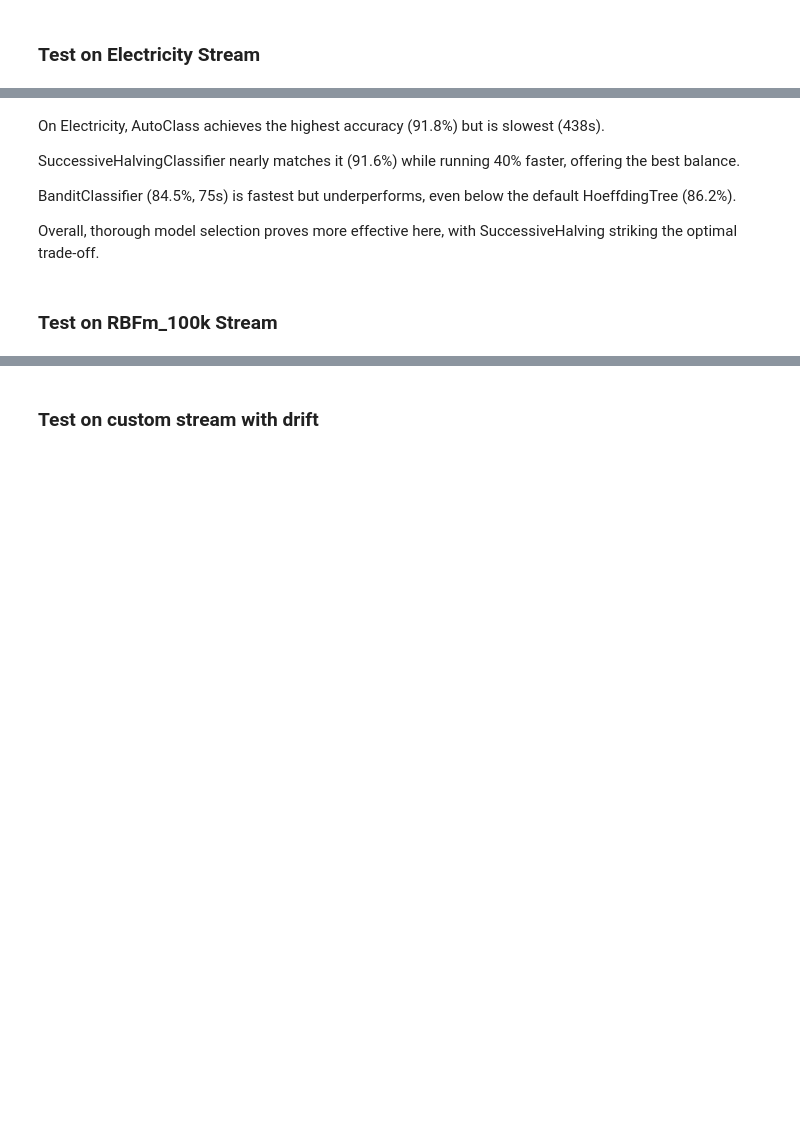
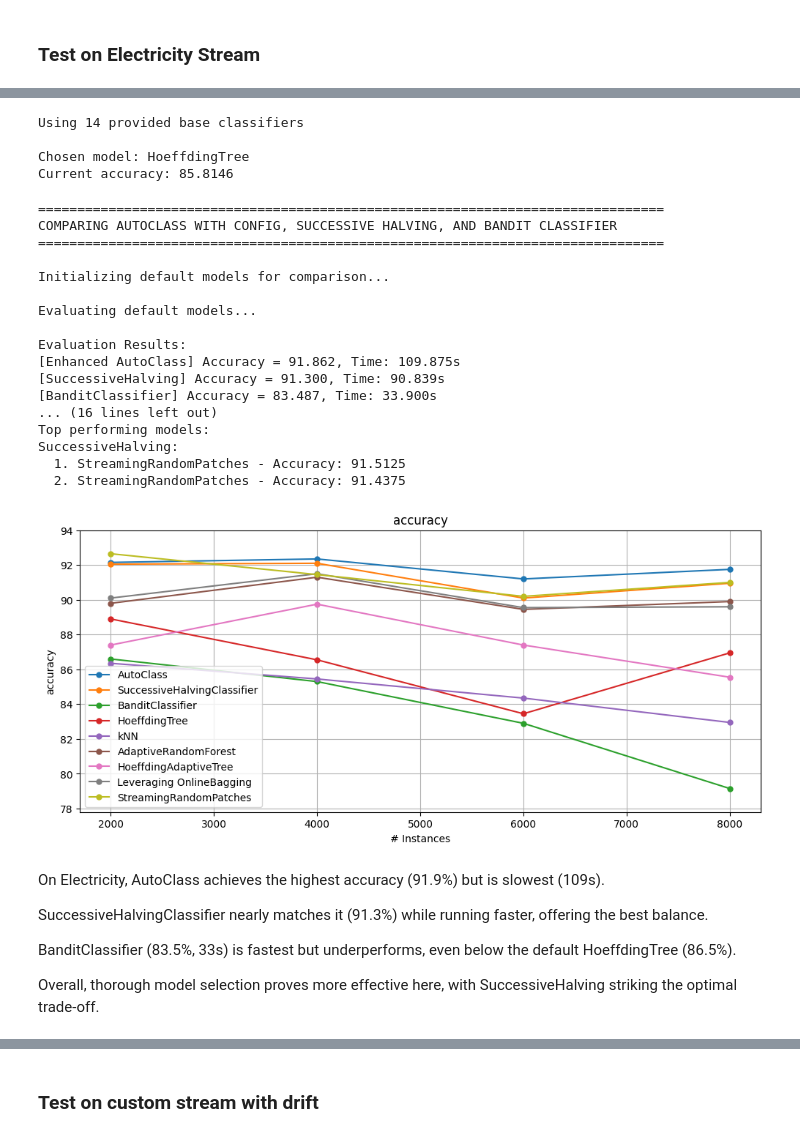
Before and after one commit to adaptive-machine-learning/CapyMOA, a Jupyter notebook: notebooks/09_automl.ipynb, the cells around one changed output, grey strips where cells are left out. Drawn from its saved outputs; the diff is of its cells as text; code cells hidden in the pictures; blank space fills up the shorter version.

```diff
--- a/notebooks/09_automl.ipynb
+++ b/notebooks/09_automl.ipynb
@@ -512,7 +691,6 @@ def test_autoclass_vs_successive_halving(stream, max_instances=20000, window_siz
 ### Test on Electricity Stream
 # %%
 stream = Electricity()
-max_instances = 15000
+max_instances = 8000
 window_size = 2000
-budget=max_instances
-test_autoclass_vs_successive_halving(stream, window_size=window_size, max_instances=max_instances, budget=budget, bandit_eps=0.3)
+budget = max_instances
@@ -537,0 +697,6 @@ SuccessiveHalving:
+# %%
+results_autoclass = autoclass(
+    stream, window_size=window_size, max_instances=max_instances, budget=budget
+)
+# %%
+shc_direct, results_shc = successive_halving(stream, max_instances, window_size)
@@ -538,10 +718,47 @@ SuccessiveHalving:
+# %%
+bandit_clf, results_bandit = bandit_classifier(
+    stream, max_instances, window_size, bandit_eps=0.3
+)
+# %% [output]
+Using 14 provided base classifiers
+
+Chosen model: HoeffdingTree
+Current accuracy: 85.8146
+# %%
+test_autoclass_vs_successive_halving_and_bandit(
+    stream,
+    window_size=window_size,
+    max_instances=max_instances,
+    results_autoclass_enhanced=results_autoclass,
+    shc_direct=shc_direct,
+    results_shc=results_shc,
+    bandit_clf=bandit_clf,
+    results_bandit=results_bandit,
+)
+# %% [output]
+================================================================================
+COMPARING AUTOCLASS WITH CONFIG, SUCCESSIVE HALVING, AND BANDIT CLASSIFIER
+================================================================================
+
+Initializing default models for comparison...
+
+Evaluating default models...
+
+Evaluation Results:
+[Enhanced AutoClass] Accuracy = 91.862, Time: 109.875s
+[SuccessiveHalving] Accuracy = 91.300, Time: 90.839s
+[BanditClassifier] Accuracy = 83.487, Time: 33.900s
+... (16 lines left out)
+Top performing models:
+SuccessiveHalving:
+  1. StreamingRandomPatches - Accuracy: 91.5125
+  2. StreamingRandomPatches - Accuracy: 91.4375
+[figure, added]
 # %% [markdown]
-On Electricity, AutoClass achieves the highest accuracy (91.8%) but is slowest (438s).
+On Electricity, AutoClass achieves the highest accuracy (91.9%) but is slowest (109s).
 
-SuccessiveHalvingClassifier nearly matches it (91.6%) while running 40% faster, offering the best balance.
+SuccessiveHalvingClassifier nearly matches it (91.3%) while running faster, offering the best balance.
 
-BanditClassifier (84.5%, 75s) is fastest but underperforms, even below the default HoeffdingTree (86.2%).
+BanditClassifier (83.5%, 33s) is fastest but underperforms, even below the default HoeffdingTree (86.5%).
 
 Overall, thorough model selection proves more effective here, with SuccessiveHalving striking the optimal trade-off.
-# %% [markdown]
-### Test on RBFm_100k Stream
```
Also changed, not shown: parts of 23 cells of this notebook, 3 other files.
